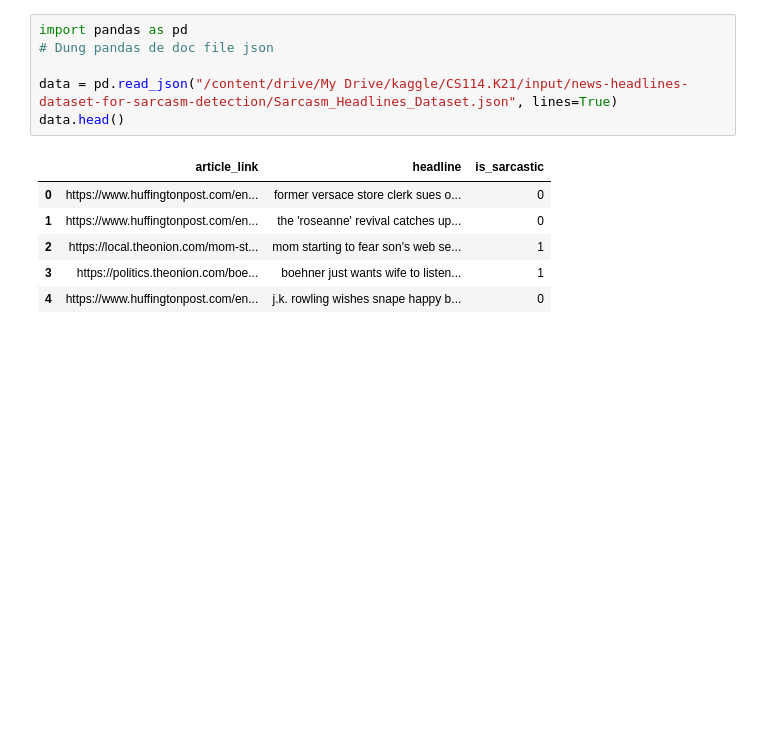
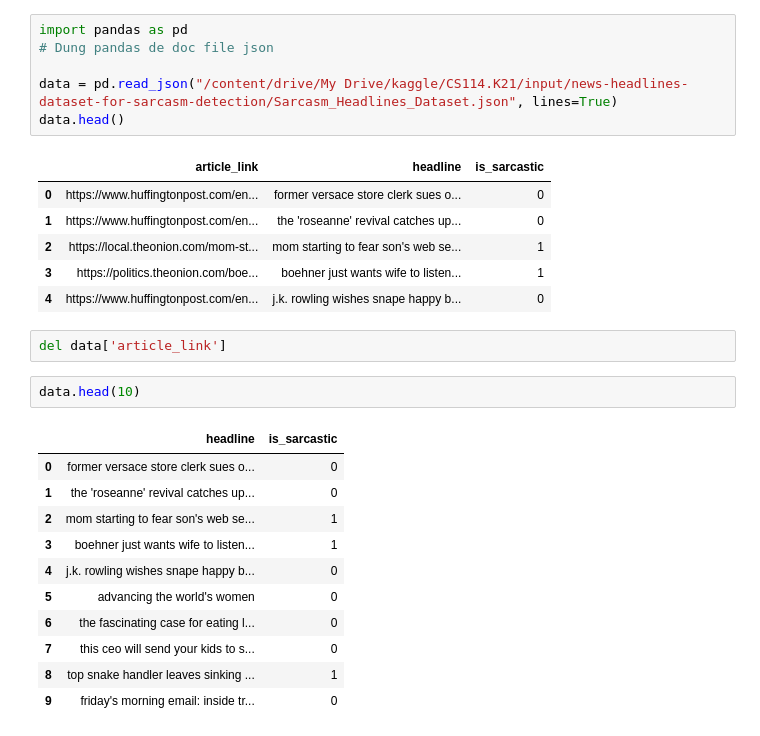
Before and after one commit to TrinhTruongAI/CS114.K21, a Jupyter notebook: DetectingSarcasm_Embeddings.ipynb, the cells around one changed output. Saved outputs shown, nothing was run; the diff lists cells and outputs as text; blank space fills up the shorter version.

```diff
--- a/DetectingSarcasm_Embeddings.ipynb
+++ b/DetectingSarcasm_Embeddings.ipynb
@@ -13,3 +39,19 @@ data.head()
 | 2 | https://local.theonion.com/mom-st... | mom starting to fear son's web se... | 1 |
 | 3 | https://politics.theonion.com/boe... | boehner just wants wife to listen... | 1 |
 | 4 | https://www.huffingtonpost.com/en... | j.k. rowling wishes snape happy b... | 0 |
+# %%
+del data['article_link']
+# %%
+data.head(10)
+# %% [output]
+|  | headline | is_sarcastic |
+| 0 | former versace store clerk sues o... | 0 |
+| 1 | the 'roseanne' revival catches up... | 0 |
+| 2 | mom starting to fear son's web se... | 1 |
+| 3 | boehner just wants wife to listen... | 1 |
+| 4 | j.k. rowling wishes snape happy b... | 0 |
+| 5 | advancing the world's women | 0 |
+| 6 | the fascinating case for eating l... | 0 |
+| 7 | this ceo will send your kids to s... | 0 |
+| 8 | top snake handler leaves sinking ... | 1 |
+| 9 | friday's morning email: inside tr... | 0 |
```
Also changed, not shown: parts of 22 cells of this notebook.
